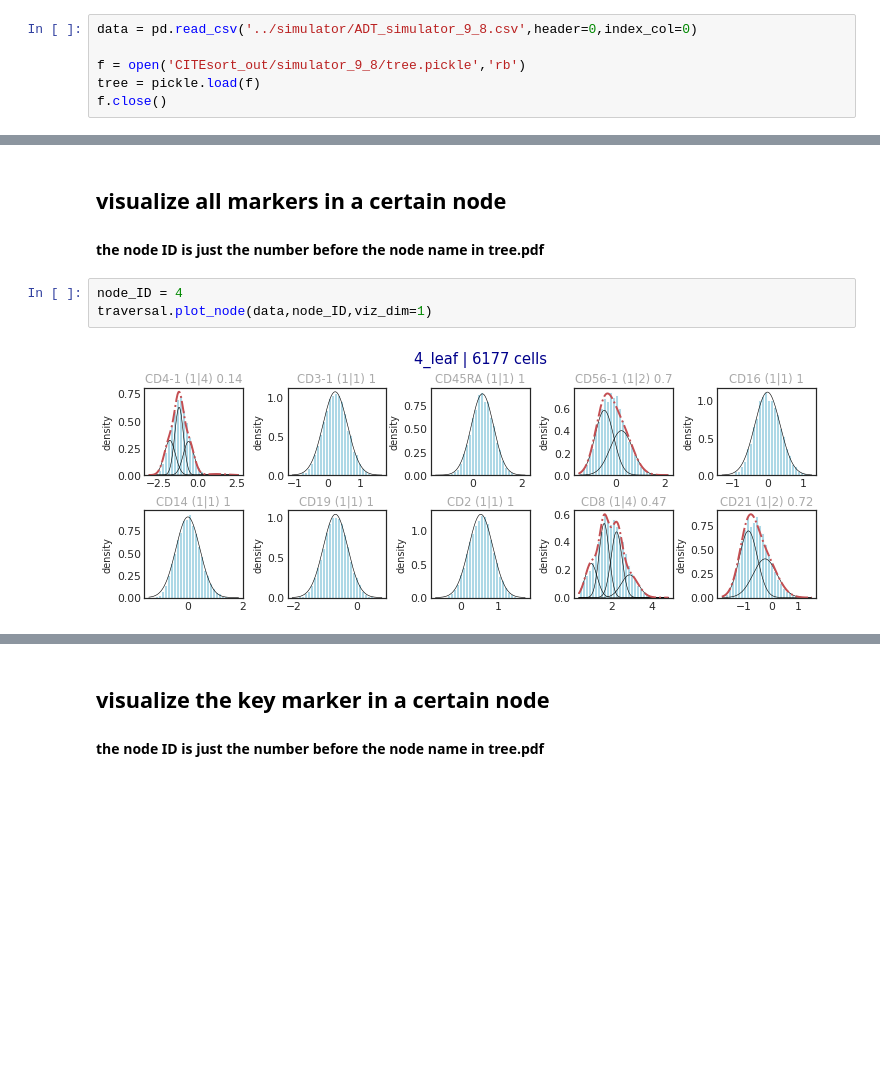
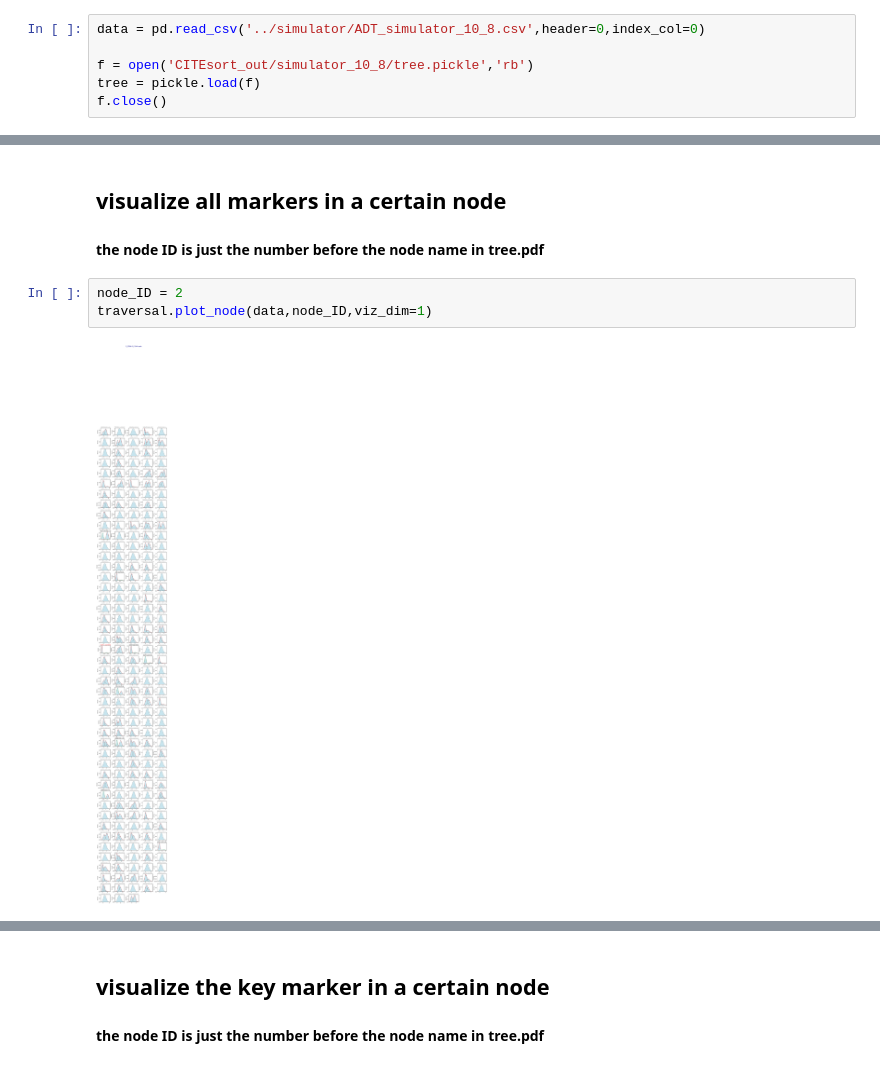
Before and after one commit to xinzhu-email/CITE-pool, a Jupyter notebook: AnalysisTutorial_.ipynb, the cells around one changed output, grey strips where cells are left out. Saved outputs shown, nothing was run; the diff lists cells and outputs as text; blank space fills up the shorter version.

```diff
--- a/AnalysisTutorial_.ipynb
+++ b/AnalysisTutorial_.ipynb
@@ -9,9 +9,9 @@ from matplotlib import pyplot as plt
 # %% [markdown]
 ## load data and tree
 # %%
-data = pd.read_csv('../simulator/ADT_simulator_9_8.csv',header=0,index_col=0)
+data = pd.read_csv('../simulator/ADT_simulator_10_8.csv',header=0,index_col=0)
 
-f = open('CITEsort_out/simulator_9_8/tree.pickle','rb')
+f = open('CITEsort_out/simulator_10_8/tree.pickle','rb')
 tree = pickle.load(f)
 f.close()
 # %%
@@ -27,8 +27,8 @@ visualize_tree(tree,data,outpath='./CITEsort_out',filename='tree_complete',compa
 ## visualize all markers in a certain node
 #### the node ID is just the number before the node name in tree.pdf
 # %%
-node_ID = 4
+node_ID = 2
 traversal.plot_node(data,node_ID,viz_dim=1)
 # %% [output]
-[figure, old version]
+[figure, new version]
 # %%
```
Also changed, not shown: parts of 13 cells of this notebook, 4 other files.
